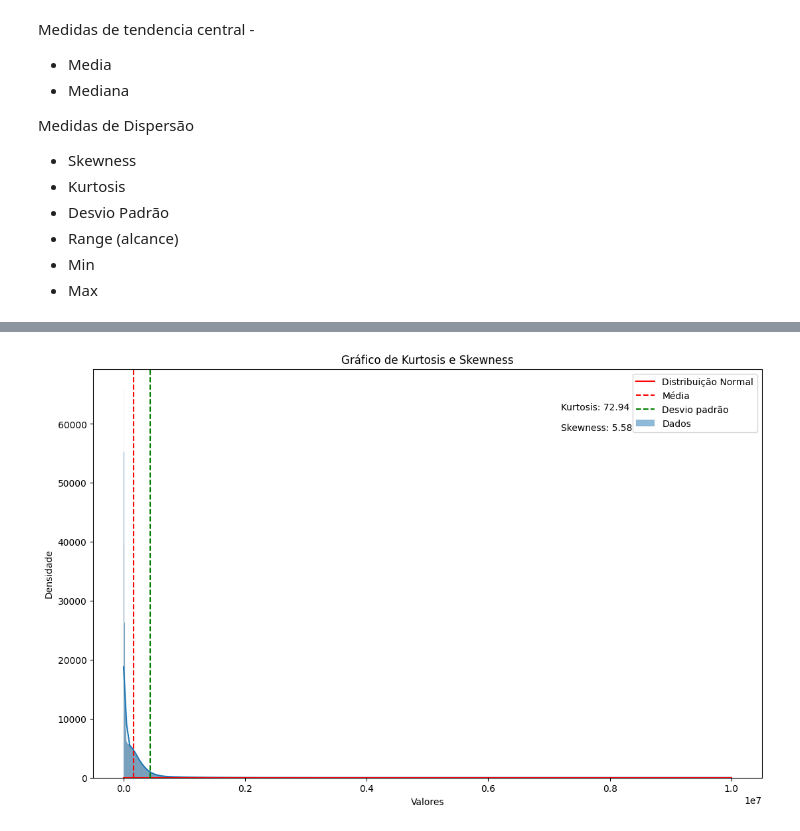
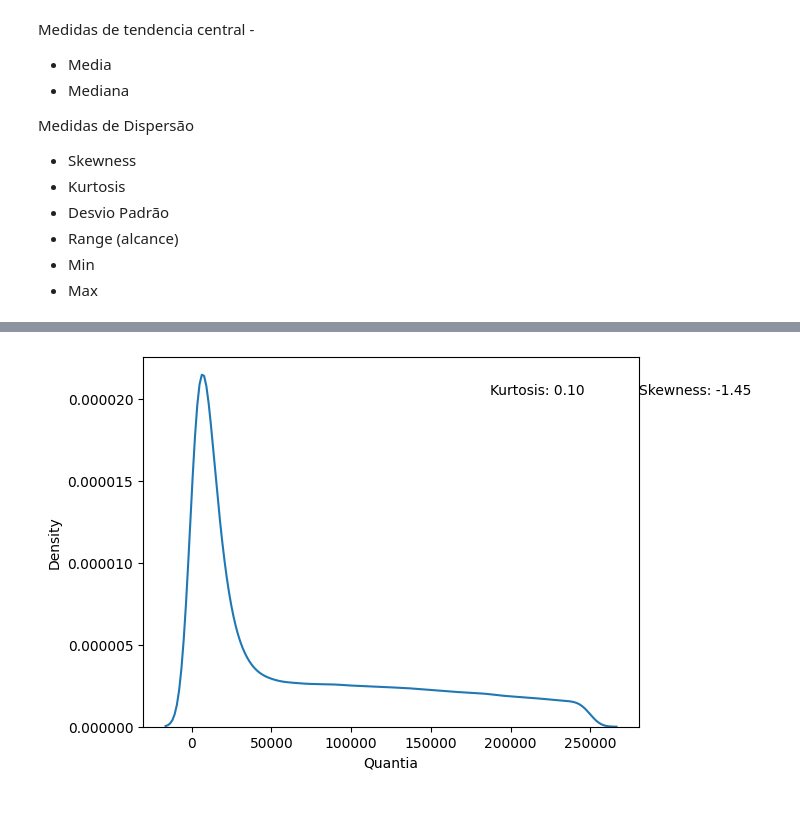
Before and after one commit to ValmirJrDS/deteccao_fraude, a Jupyter notebook: notebooks/deteccao_fraude.ipynb, the cells around one changed output, grey strips where cells are left out. Cells and saved outputs as stored; diff of their text form; code cells hidden in the pictures.

```diff
--- a/notebooks/deteccao_fraude.ipynb
+++ b/notebooks/deteccao_fraude.ipynb
@@ -194,24 +213,7 @@ print(skewness)
-# %%
-plt.figure(figsize=(13, 8))
-
-# Histograma com densidade e curva de distribuição normal
-sns.histplot(selected_feature, kde=True, label='Dados')
-plt.plot(np.linspace(np.min(selected_feature), np.max(selected_feature), 100),
-         norm.pdf(np.linspace(np.min(selected_feature), np.max(selected_feature), 100),
-                  np.mean(selected_feature), np.std(selected_feature)), 'r-', label='Distribuição Normal')
-
-# Linhas de referência para kurtosis e skewness
-plt.axvline(np.mean(selected_feature), color='r', linestyle='--', label='Média')
-plt.axvline(np.mean(selected_feature) + np.std(selected_feature), color='g', linestyle='--', label='Desvio padrão')
-
-# Texto com os valores de kurtosis e skewness
-plt.text(0.7, 0.9, f'Kurtosis: {kurt:.2f}', transform=plt.gca().transAxes)
-plt.text(0.7, 0.85, f'Skewness: {skewness:.2f}', transform=plt.gca().transAxes)
-
-plt.xlabel('Valores')
-plt.ylabel('Densidade')
-plt.title('Gráfico de Kurtosis e Skewness')
-plt.legend()
-plt.show()
-# %% [output]
-[figure, removed]
+# %%
+sns.kdeplot(data=base_fraude_raw1[base_fraude_raw1.Quantia <= 250000], x='Quantia')
+plt.text(0.7, 0.9, f'Kurtosis: {kurt:.2f}', transform=plt.gca().transAxes)
+plt.text(1, 0.9, f'Skewness: {skewness:.2f}', transform=plt.gca().transAxes)
+plt.ticklabel_format(style='plain', axis='y')
+# %% [output]
+[figure, added]
```
Also changed, not shown: parts of 24 cells of this notebook, 1 other file.
